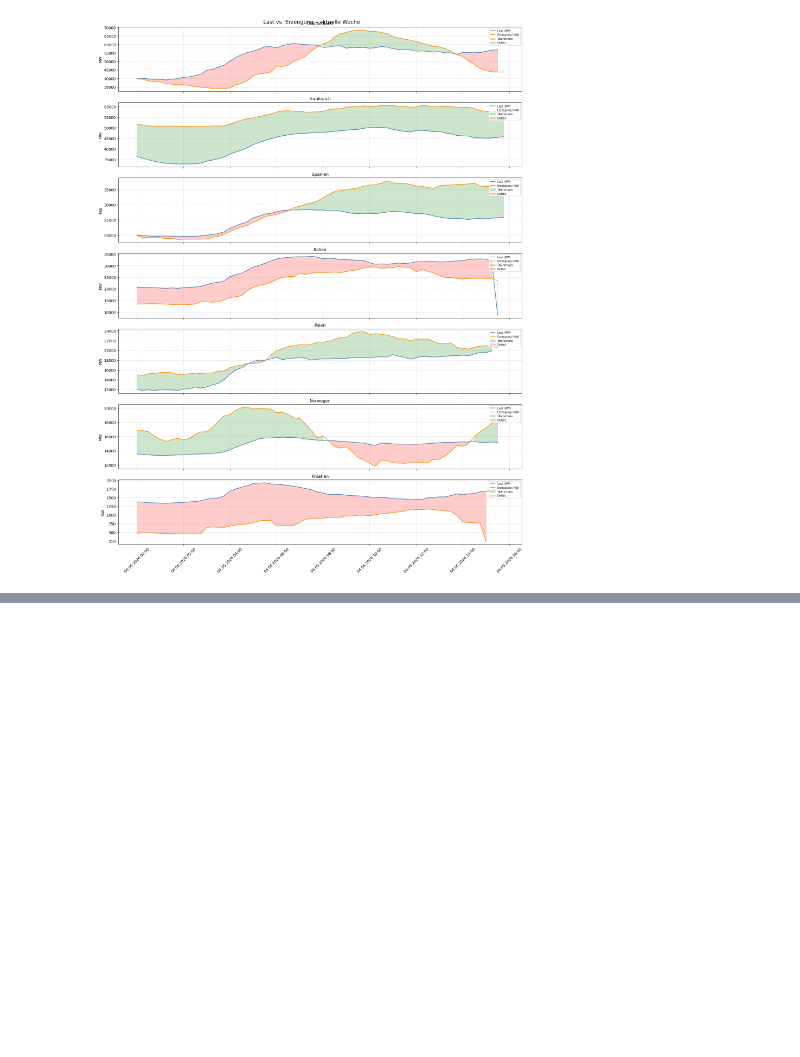
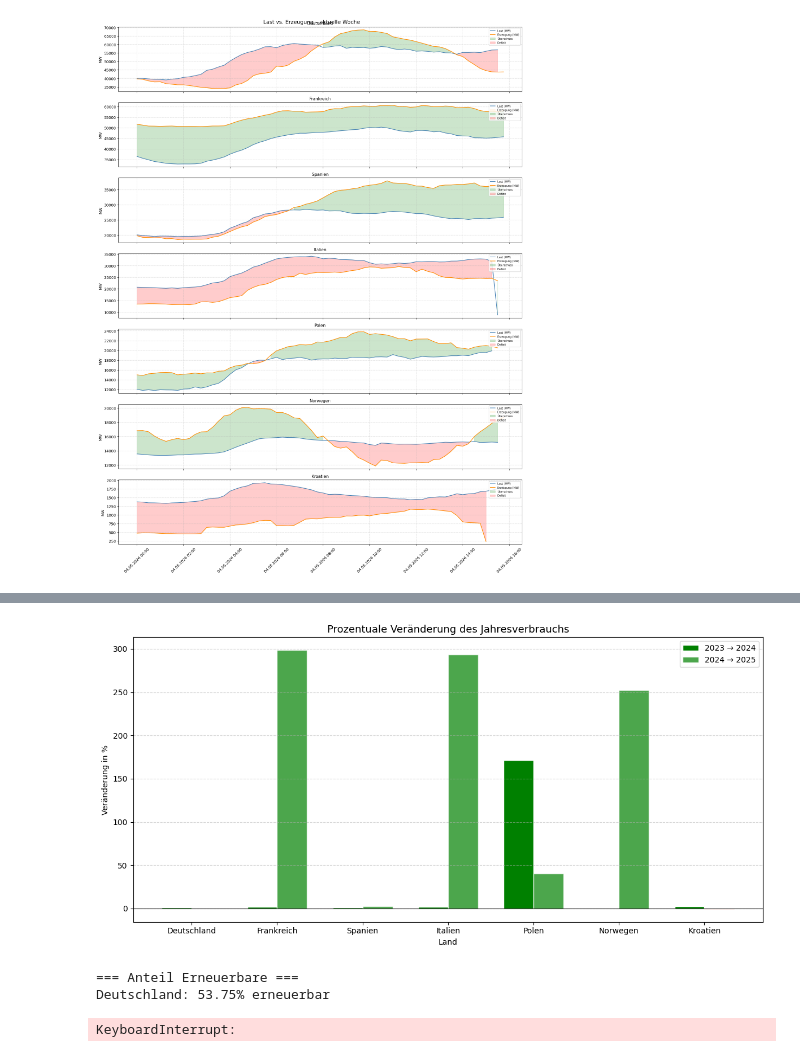
Before and after one commit to LukasK110898/Europavergleich-IT-Projekt-2026-HSWT, a Jupyter notebook: analyse.ipynb, the cells around one changed output, grey strips where cells are left out. Drawn from its saved outputs; the diff is of its cells as text; code cells hidden in the pictures; blank space fills up the shorter version.

```diff
--- a/analyse.ipynb
+++ b/analyse.ipynb
@@ -464,0 +610,68 @@ plt.show()
+# %%
+def berechne_veraenderung(df_vorjahr, df_aktuell):
+    """
+    Berechnet die prozentuale Veränderung des Jahresverbrauchs.
+    """
+    gesamt_vorjahr  = df_vorjahr.sum()
+    gesamt_aktuell  = df_aktuell.sum()
+    veraenderung    = ((gesamt_aktuell - gesamt_vorjahr) / gesamt_vorjahr) * 100
+    return veraenderung.round(2)
+
+veraenderung_23_24 = berechne_veraenderung(df_2023, df_2024)
+veraenderung_24_25 = berechne_veraenderung(df_2024, df_2025)
+
+fig, ax = plt.subplots(figsize=(12, 6))
+
+x = range(len(laender))
+breite = 0.35
+
+balken1 = ax.bar([i - breite/2 for i in x], veraenderung_23_24.values,
+                  breite, label="2023 → 2024",
+                  color=["green" if v >= 0 else "tomato" for v in veraenderung_23_24.values],
+                  edgecolor="white")
+balken2 = ax.bar([i + breite/2 for i in x], veraenderung_24_25.values,
+                  breite, label="2024 → 2025",
+                  color=["green" if v >= 0 else "tomato" for v in veraenderung_24_25.values],
+                  edgecolor="white", alpha=0.7)
+
+ax.axhline(0, color="black", linewidth=0.8)
+ax.set_xticks(list(x))
+ax.set_xticklabels(laender.keys())
+ax.set_title("Prozentuale Veränderung des Jahresverbrauchs", fontsize=13)
+ax.set_xlabel("Land")
+ax.set_ylabel("Veränderung in %")
+ax.legend()
+ax.grid(axis="y", linestyle="--", alpha=0.5)
+plt.tight_layout()
+plt.savefig("jahresveraenderung.png")
+plt.show()
+# %% [output]
+[figure, added]
+# %%
+print("=== Anteil Erneuerbare ===")
+erneuerbare_2023 = lade_erneuerbare(client, laender, 2023)
+erneuerbare_2024 = lade_erneuerbare(client, laender, 2024)
+erneuerbare_2025 = lade_erneuerbare(client, laender, 2025)
+
+df_erneuerbare = pd.DataFrame({
+    "2023": erneuerbare_2023,
+    "2024": erneuerbare_2024,
+    "2025": erneuerbare_2025
+})
+
+fig, ax = plt.subplots(figsize=(12, 6))
+df_erneuerbare.plot(kind="bar", ax=ax, edgecolor="white")
+ax.axhline(50, color="red", linestyle="--", alpha=0.7, label="50% Schwelle")
+ax.set_title("Anteil erneuerbarer Energien an der Erzeugung (2023–2025)", fontsize=13)
+ax.set_xlabel("Land")
+ax.set_ylabel("Anteil in %")
+ax.legend()
+ax.grid(axis="y", linestyle="--", alpha=0.5)
+plt.xticks(rotation=45)
+plt.tight_layout()
+plt.savefig("erneuerbare_anteil_3jahre.png")
+plt.show()
+# %% [output]
+=== Anteil Erneuerbare ===
+Deutschland: 53.75% erneuerbar
+KeyboardInterrupt:
```
Also changed, not shown: parts of 13 cells of this notebook, 5 other files.
